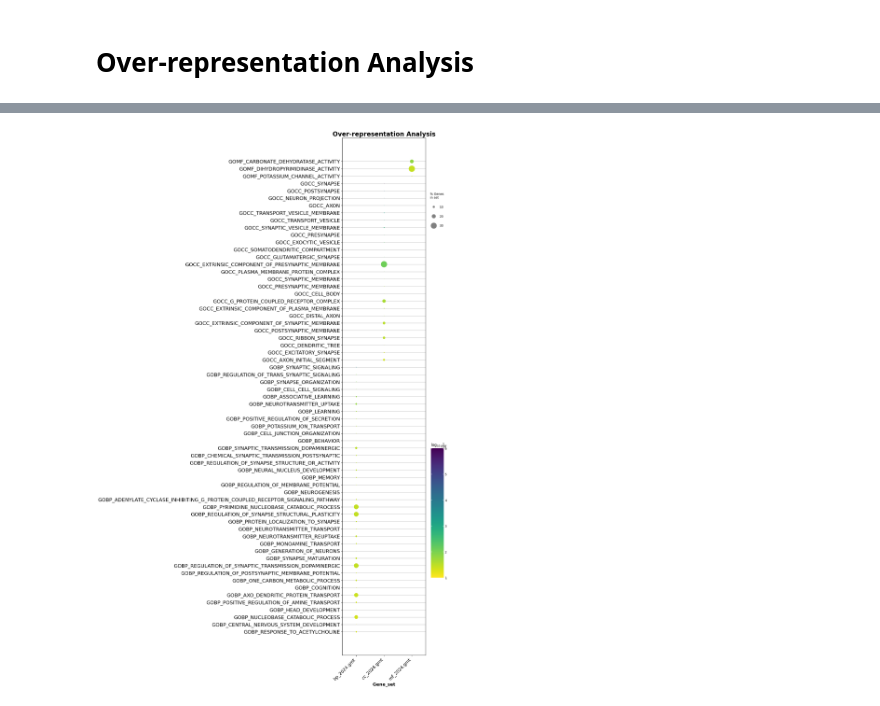
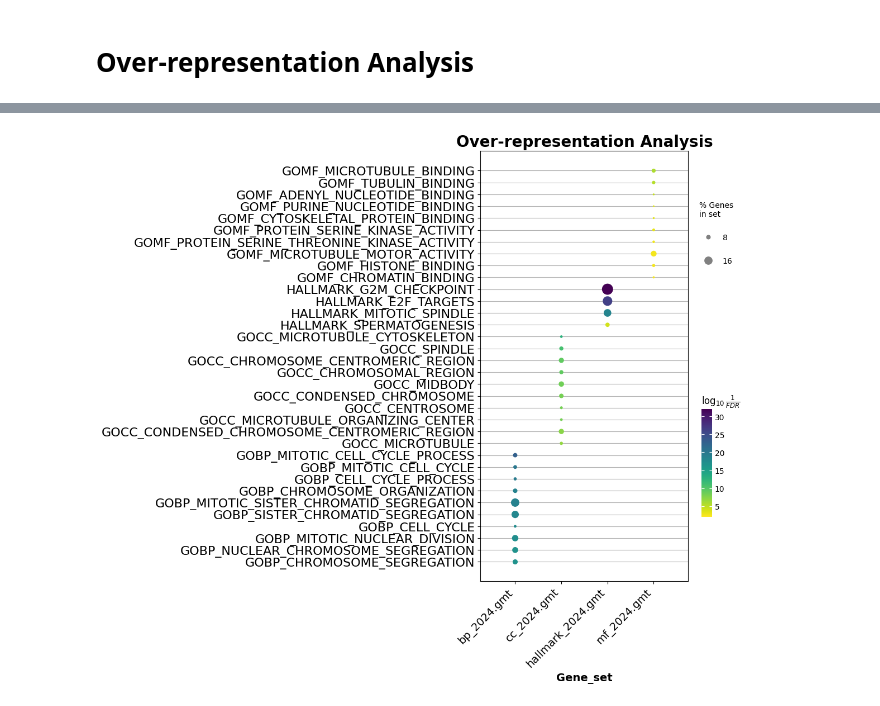
Before and after one commit to nocturnal-design/TCGA_Analysis, a Jupyter notebook: heatmap.ipynb, the cells around one changed output, grey strips where cells are left out. Saved outputs shown, nothing was run; the diff lists cells and outputs as text; code cells hidden in the pictures.

```diff
--- a/heatmap.ipynb
+++ b/heatmap.ipynb
@@ -186,0 +73,25 @@ Name: SCRT2, dtype: float64
+# %%
+# outliers adjustment code using IQR method (can't use mean method because of large outliers)
+
+def replace_row_outliers_with_median(df: pd.DataFrame, threshold: float = 1.5):
+    df_clean = df.copy()
+    for index, row in df.iterrows():
+        Q1 = row.quantile(0.25)
+        Q3 = row.quantile(0.75)
+        IQR = Q3 - Q1
+        lower_bound = Q1 - threshold * IQR
+        upper_bound = Q3 + threshold * IQR
+        median = row.median()
+        outliers = (row < lower_bound) | (row > upper_bound)
+        # Now update only the outlier *values* in the row
+        for col in df.columns:
+            if row[col] < lower_bound or row[col] > upper_bound:
+                df_clean.at[index, col] = median
+    return df_clean
+
+adjusted_c1 = replace_row_outliers_with_median(c1_bchem)
+adjusted_c2 = replace_row_outliers_with_median(c2_bchem)
+adjusted_c3 = replace_row_outliers_with_median(c3_bchem)
+adjusted_c4 = replace_row_outliers_with_median(c4_bchem)
+
+# print(adjusted_c1.head())
@@ -354,7 +270,7 @@ import gseapy as gp
 # %%
 from IPython.display import display, HTML
 
-cluster = list_of_clusters[0]
+cluster = list_of_clusters[9]
 print(f"Cluster size: {len(cluster)}")
 print()
 print(cluster)
@@ -394,15 +345,15 @@ sns.clustermap(parent_bchem.loc[cluster], cmap="coolwarm", xticklabels=True, yti
 # %%
 from gseapy import barplot, dotplot
 ax = dotplot(enr.results,
               column="Adjusted P-value",
               x='Gene_set', # set x axis, so you could do a multi-sample/library comparsion
               size=10,
-              top_term=70,
-              figsize=(6,30),
+              top_term=10,
+              figsize=(6,10),
               title = "Over-representation Analysis",
               xticklabels_rot=45, # rotate xtick labels
               show_ring=False, # set to False to revmove outer ring
               marker='o',
              )
 # %% [output]
-[figure, old version]
+[figure, new version]
```
Also changed, not shown: parts of 19 cells of this notebook.
